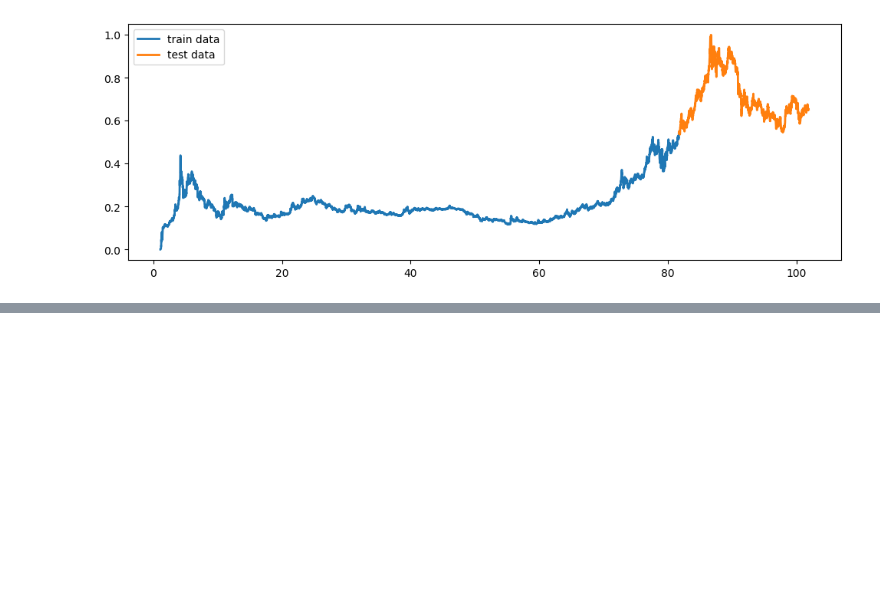
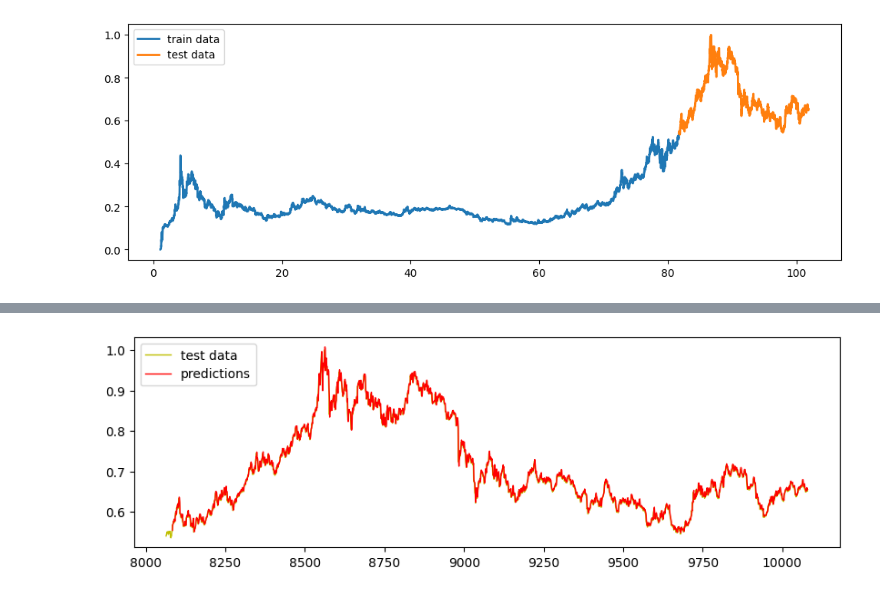
Before and after one commit to adewunmi2/DeepLearningSpringNew2024, a Jupyter notebook: Exercise_Project4/rnn_lstm_forecast_exercise4.ipynb, the cells around one changed output, grey strips where cells are left out. Saved outputs shown, nothing was run; the diff lists cells and outputs as text; code cells hidden in the pictures; blank space fills up the shorter version.

```diff
--- a/Exercise_Project4/rnn_lstm_forecast_exercise4.ipynb
+++ b/Exercise_Project4/rnn_lstm_forecast_exercise4.ipynb
@@ -133,0 +244,13 @@ plt.show()
+# %%
+
+# Loading a pre-trained neural network model from
+# a saved file named 'best_model_sales.keras'.
+from keras.models import load_model
+model = load_model('best_model_sales.keras')
+# %%
+# Predicting using the trained model on the test generator data.
+# The output indicates that predictions have been
+# made for 1996 samples in the test dataset.
+# It took approximately 9 seconds to make these predictions,
+# with an average time of 4 milliseconds per step.
+test_predictions  = model.predict(test_generator)
@@ -133,0 +259,23 @@ plt.show()
+# %%
+# Generating x-coordinates for the plot:
+# x1 represents the indices for the training data.
+# x2 represents the indices for the test data,
+# starting after the last index of the training data.
+# x3 represents the indices for the forecasted data,
+# starting after a look-back period from the test data.
+# and shows the model will do so well in predictions
+x1 = np.arange(0, len(y_train))
+x2 = np.arange(len(y_train), len(y_train) + len(y_test))
+x3 = np.arange(len(y_train) + look_back, len(y_train) + len(y_test))
+
+fig, ax = plt.subplots(1, 1, figsize=(10, 3))
+
+# we can also hide the training data to inspect the
+# the predictions vs. test data separately
+# ax.plot(x1, y_train, lw=1, label='train data')
+ax.plot(x2, y_test, lw=1, c='y', label='test data')
+ax.plot(x3, test_predictions, lw=1, c='r', label='predictions')
+ax.legend(loc="upper left")
+plt.show()
+# %% [output]
+[figure, added]
```
Also changed, not shown: parts of 10 cells of this notebook, 1 other file.
